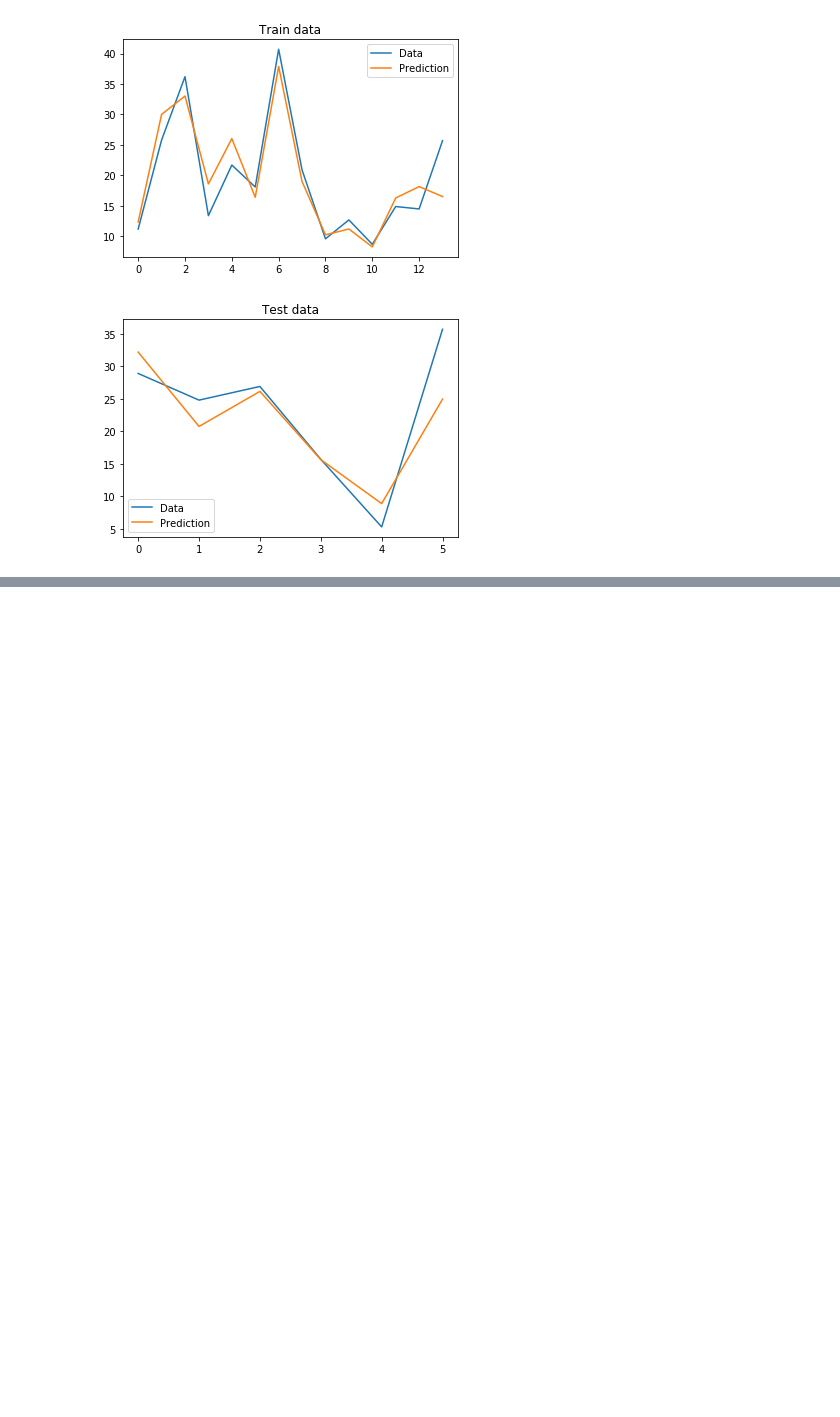
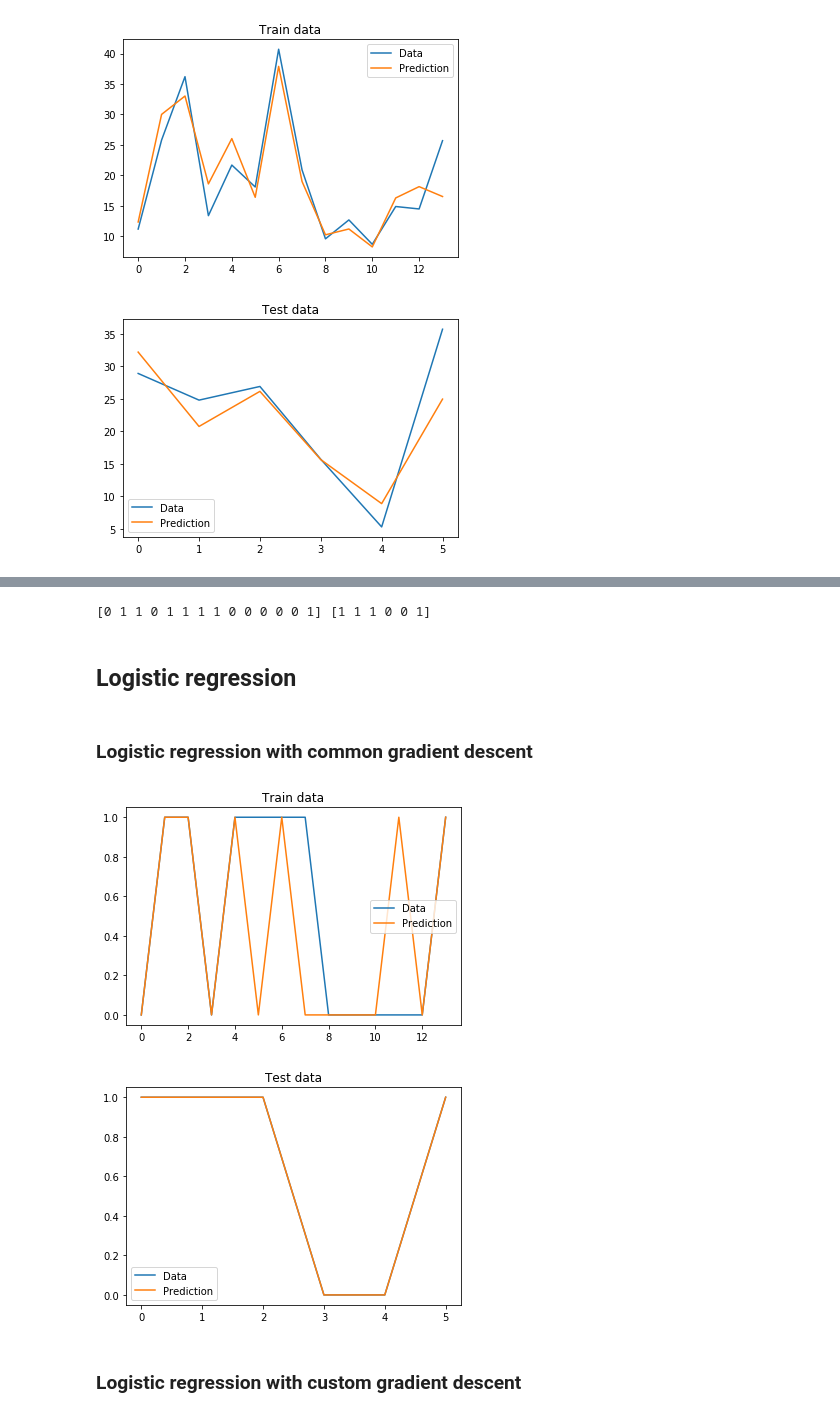
Before and after one commit to andriyrom/MachineLearning, a Jupyter notebook: Examples/Example.ipynb, the cells around one changed output, grey strips where cells are left out. Drawn from its saved outputs; the diff is of its cells as text; code cells hidden in the pictures; blank space fills up the shorter version.

Commit message:
Added Logistic regression example.

```diff
--- a/Examples/Example.ipynb
+++ b/Examples/Example.ipynb
@@ -99,0 +104,28 @@ plot_results(y_test, y_res, "Test data")
+# %%
+threshold = 18
+y_cl_train = (y_train > threshold).astype("int32")
+y_cl_test = (y_test > threshold).astype("int32")
+print(y_cl_train, y_cl_test)
+# %% [output]
+[0 1 1 0 1 1 1 1 0 0 0 0 0 1] [1 1 1 0 0 1]
+# %%
+def classify(values):
+    return (values > 0.5).astype("int32")
+# %% [markdown]
+## Logistic regression
+# %% [markdown]
+### Logistic regression with common gradient descent
+# %%
+lin_reg = Logistic(x_train_n, y_cl_train)
+reg_func = lin_reg.regression(tol = 0.04, learn_rate = 3e-3,mom=0.6)
+# %%
+y_res = classify(reg_func(x_train_n))
+plot_results(y_cl_train, y_res, "Train data")
+
+y_res = classify(reg_func(x_test_n))
+plot_results(y_cl_test, y_res, "Test data")
+# %% [output]
+[figure, added]
+[figure, added]
+# %% [markdown]
+### Logistic regression with custom gradient descent
```
Also changed, not shown: parts of 8 cells of this notebook.
